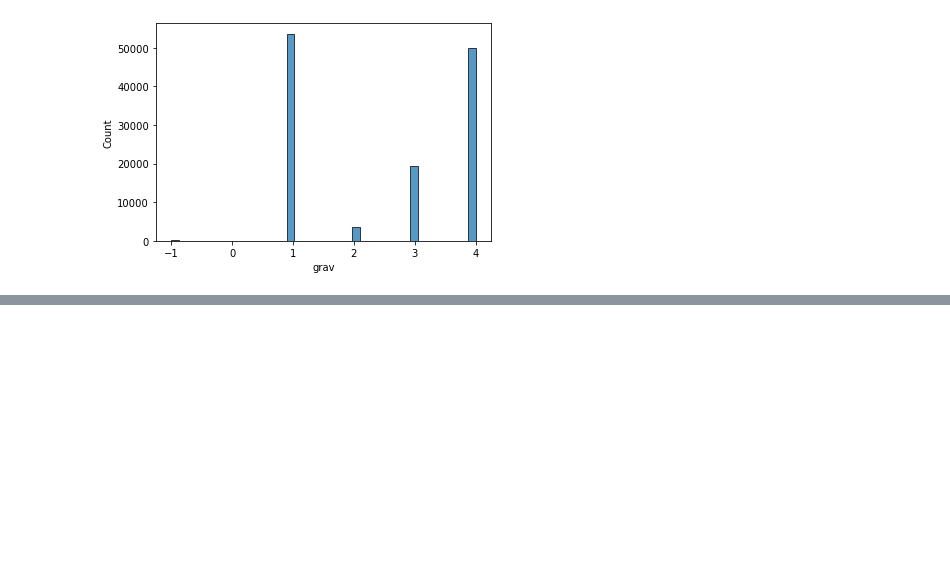
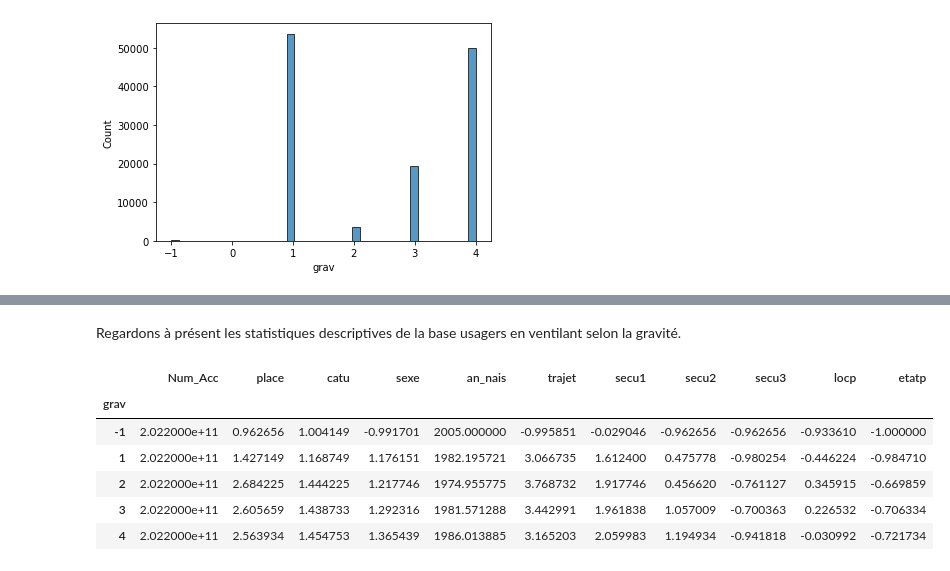
Before and after one commit to antoine-palazz/Projet_Python_ENSAE_2A, a Jupyter notebook: scripts/eda.ipynb, the cells around one changed output, grey strips where cells are left out. Drawn from its saved outputs; the diff is of its cells as text; code cells hidden in the pictures; blank space fills up the shorter version.

```diff
--- a/scripts/eda.ipynb
+++ b/scripts/eda.ipynb
@@ -74,0 +114,12 @@ On note toutefois la présence (étrange, puisque non renseignée dans la docume
+# %% [markdown]
+Regardons à présent les statistiques descriptives de la base usagers en ventilant selon la gravité.
+# %%
+df_usagers_22.groupby("grav").mean()
+# %% [output]
+|  | Num_Acc | place | catu | sexe | an_nais | trajet | secu1 | secu2 | secu3 | locp | etatp |
+| grav |  |  |  |  |  |  |  |  |  |  |  |
+| -1 | 2.022000e+11 | 0.962656 | 1.004149 | -0.991701 | 2005.000000 | -0.995851 | -0.029046 | -0.962656 | -0.962656 | -0.933610 | -1.000000 |
+| 1 | 2.022000e+11 | 1.427149 | 1.168749 | 1.176151 | 1982.195721 | 3.066735 | 1.612400 | 0.475778 | -0.980254 | -0.446224 | -0.984710 |
+| 2 | 2.022000e+11 | 2.684225 | 1.444225 | 1.217746 | 1974.955775 | 3.768732 | 1.917746 | 0.456620 | -0.761127 | 0.345915 | -0.669859 |
+| 3 | 2.022000e+11 | 2.605659 | 1.438733 | 1.292316 | 1981.571288 | 3.442991 | 1.961838 | 1.057009 | -0.700363 | 0.226532 | -0.706334 |
+| 4 | 2.022000e+11 | 2.563934 | 1.454753 | 1.365439 | 1986.013885 | 3.165203 | 2.059983 | 1.194934 | -0.941818 | -0.030992 | -0.721734 |
```
Also changed, not shown: parts of 6 cells of this notebook.
